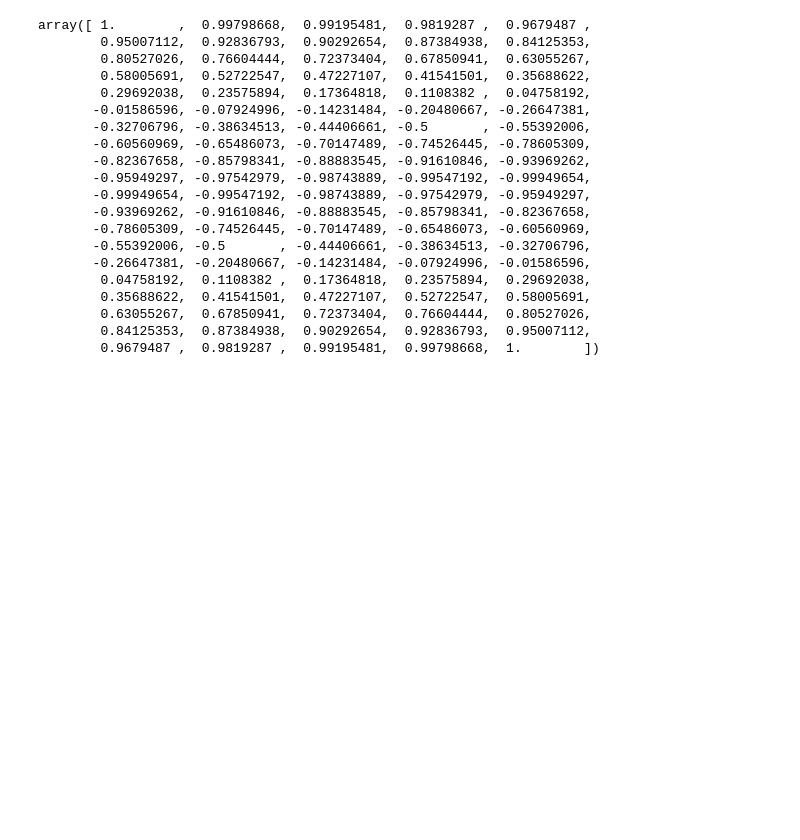
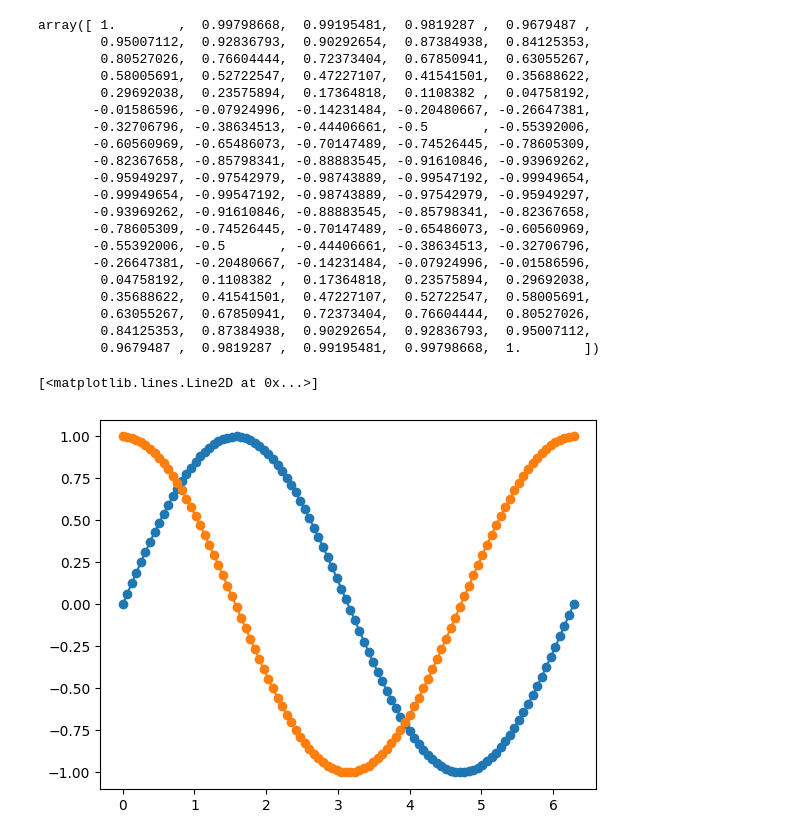
Before and after one commit to Aditya8399/Python-data-analytics, a Jupyter notebook: Data analysis/visualization.ipynb, the cells around one changed output. Saved outputs shown, nothing was run; the diff lists cells and outputs as text; code cells hidden in the pictures; blank space fills up the shorter version.

```diff
--- a/Data analysis/visualization.ipynb
+++ b/Data analysis/visualization.ipynb
@@ -71,4 +71,10 @@ array([ 1.        ,  0.99798668,  0.99195481,  0.9819287 ,  0.9679487 ,
         0.63055267,  0.67850941,  0.72373404,  0.76604444,  0.80527026,
         0.84125353,  0.87384938,  0.90292654,  0.92836793,  0.95007112,
         0.9679487 ,  0.9819287 ,  0.99195481,  0.99798668,  1.        ])
+# %%
+plt.plot(t, x, 'o-')
+plt.plot(t, y, 'o-')
+# %% [output]
+[<matplotlib.lines.Line2D at 0x...>]
+[figure, added]
 # %%
```
Also changed, not shown: parts of 2 cells of this notebook.
